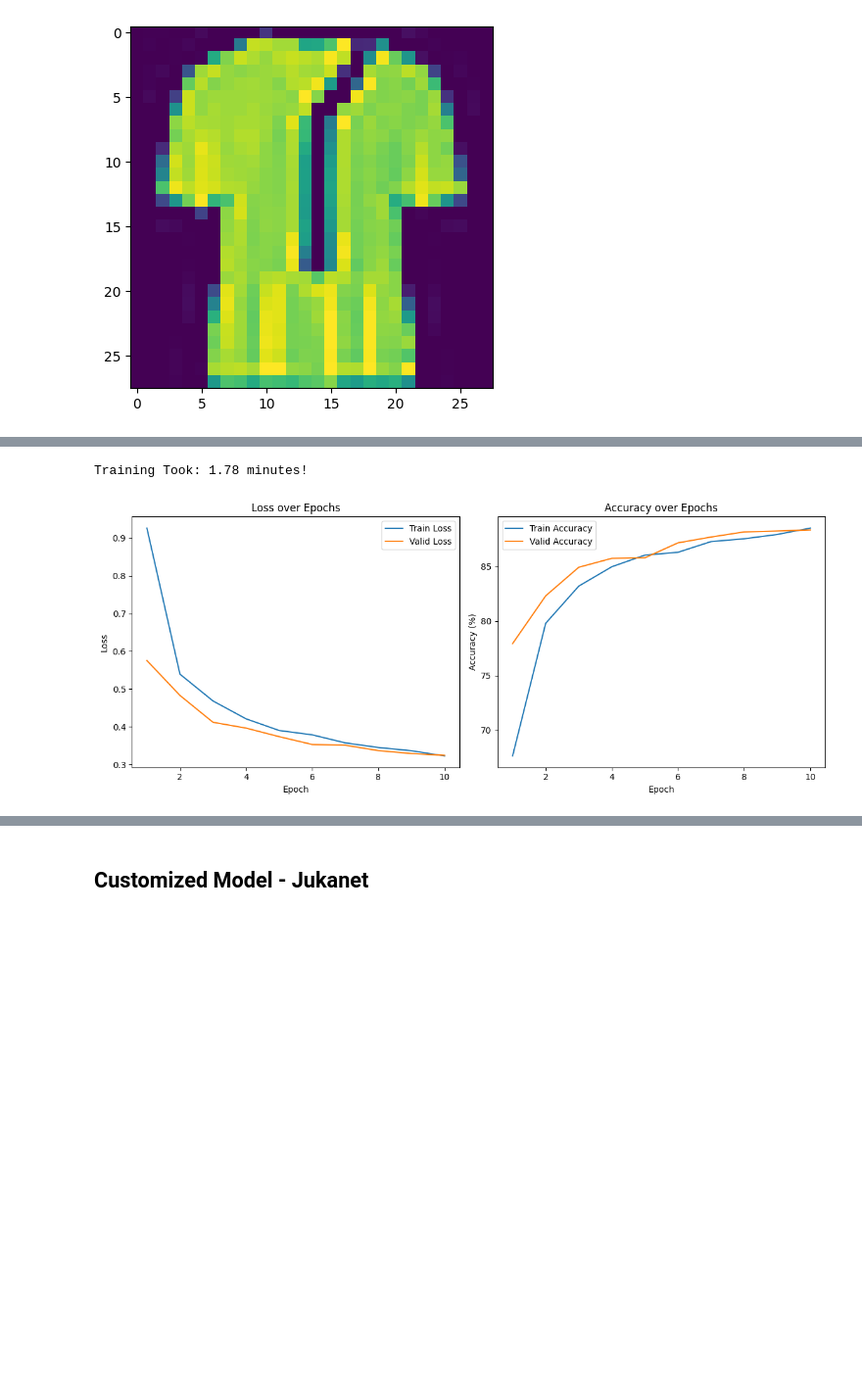
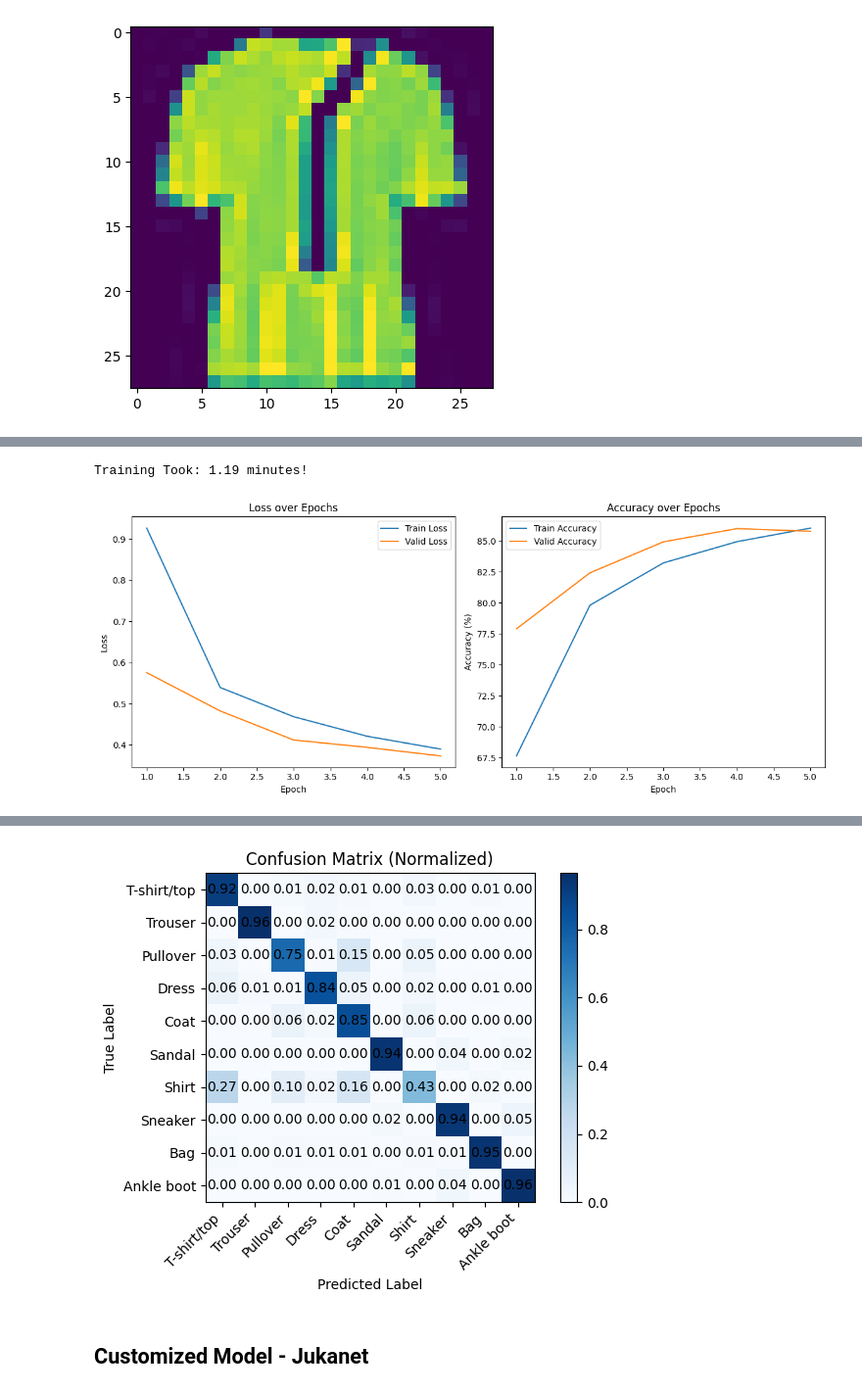
Before and after one commit to ksantoso2/nn, a Jupyter notebook: project.ipynb, the cells around one changed output, grey strips where cells are left out. Shown at 98% size. Cells and saved outputs as stored; diff of their text form; code cells hidden in the pictures; blank space fills up the shorter version.

Commit message:
confusion matrix

```diff
--- a/project.ipynb
+++ b/project.ipynb
@@ -151,13 +153,16 @@ def runModel(train_loader, valid_loader, test_loader, epochs, model, criterion):
 
     plot_results(train_losses, valid_losses, train_correct, valid_correct, epochs, train_loader, valid_loader)
 
+    model.eval()
+
+    all_preds = []
+    all_labels = []
     # Test
     # test_losses = []
     test_loss = 0
     test_corr = 0
     # test_correct = []
 
-    model.eval()
     with torch.no_grad():
         for b, (X_test, y_test) in enumerate(tqdm.tqdm(test_loader)):
             y_value = model(X_test)
@@ -166,11 +171,34 @@ def runModel(train_loader, valid_loader, test_loader, epochs, model, criterion):
 
             loss = criterion(y_value, y_test)
             test_loss += loss.item()
+
+            all_preds.extend(predicted.cpu().numpy())
+            all_labels.extend(y_test.cpu().numpy())
     # test_losses.append(loss)
     # test_correct.append(test_corr)
 
     print(f"avg test loss = {test_loss / len(test_loader):.4f}; test accuracy = {test_corr / len(test_loader.dataset)}") # ADD Accuracy
 
+    cm = confusion_matrix(all_labels, all_preds)
+    cm = cm.astype('float') / cm.sum(axis=1)[:, np.newaxis]  # normalize
+
+    plt.imshow(cm, cmap='Blues')
+    plt.title('Confusion Matrix (Normalized)')
+    plt.xlabel('Predicted Label')
+    plt.ylabel('True Label')
+
+    labels = ['T-shirt/top', 'Trouser', 'Pullover', 'Dress', 'Coat',
+              'Sandal', 'Shirt', 'Sneaker', 'Bag', 'Ankle boot']
+    plt.xticks(np.arange(10), labels, rotation=45, ha="right")
+    plt.yticks(np.arange(10), labels)
+
+    for i in range(10):
+        for j in range(10):
+            plt.text(j, i, f"{cm[i, j]:.2f}", ha='center', va='center', color='black')
+
+    plt.colorbar()
+    plt.tight_layout()
+    plt.show()
 
     # plot_results(train_losses, valid_losses, train_correct, valid_correct, epochs=epochs)
 # %% [markdown]
@@ -269,11 +297,11 @@ lenet_train_dataset, lenet_valid_dataset = random_split(lenet_dataset, [train_si
 batch_size = 256
 
 lenetTrainLoader = DataLoader(lenet_train_dataset, batch_size=256,
-                                          shuffle=True, num_workers=2)
+                                          shuffle=True, num_workers=0)
 lenetValidLoader = DataLoader(lenet_valid_dataset, batch_size=256,
-                                          shuffle=True, num_workers=2)
+                                          shuffle=True, num_workers=0)
 lenetTestLoader = DataLoader(lenet_test_dataset, batch_size=256,
-                                          shuffle=True, num_workers=2)
+                                          shuffle=True, num_workers=0)
 
 
 plt.imshow(lenet_train_dataset[10][0][0])
@@ -296,5 +324,5 @@ lenet = nn.Sequential(
     nn.Linear(84, 10),
 )
 # %%
-runModel(train_loader=lenetTrainLoader, valid_loader=lenetValidLoader, test_loader=lenetTestLoader, epochs=10, model=lenet, criterion=nn.CrossEntropyLoss())
+runModel(train_loader=lenetTrainLoader, valid_loader=lenetValidLoader, test_loader=lenetTestLoader, epochs=5, model=lenet, criterion=nn.CrossEntropyLoss())
 # %% [output]
@@ -311,2 +334,2 @@ runModel(train_loader=lenetTrainLoader, valid_loader=lenetValidLoader, test_load
-Training Took: 1.78 minutes!
+Training Took: 1.19 minutes!
-[figure, old version]
+[figure, new version]
@@ -314,3 +337,4 @@ avg test loss = 0.3563; test accuracy = 0.8715000152587891
+[figure, added]
 # %% [markdown]
 ## Customized Model - Jukanet
 # %%
```
Also changed, not shown: parts of 2 cells of this notebook.
